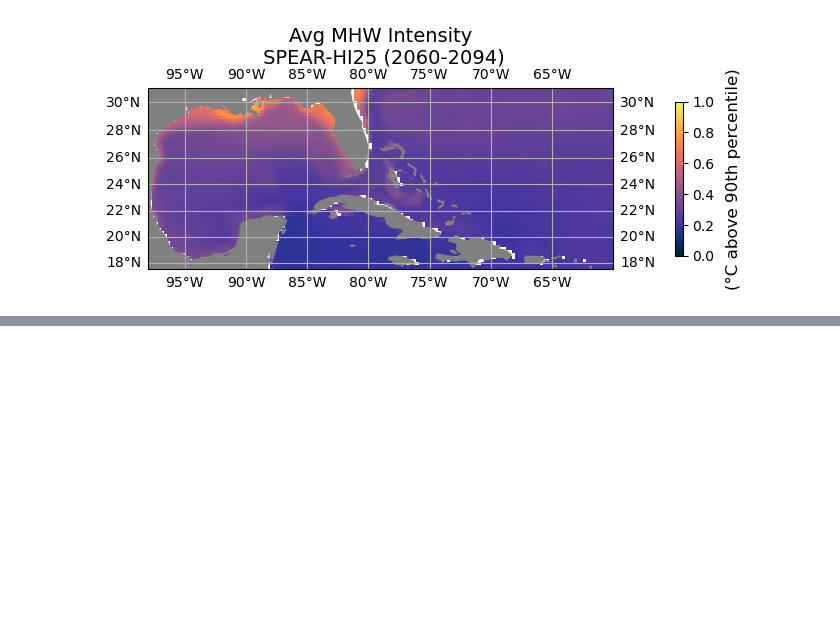
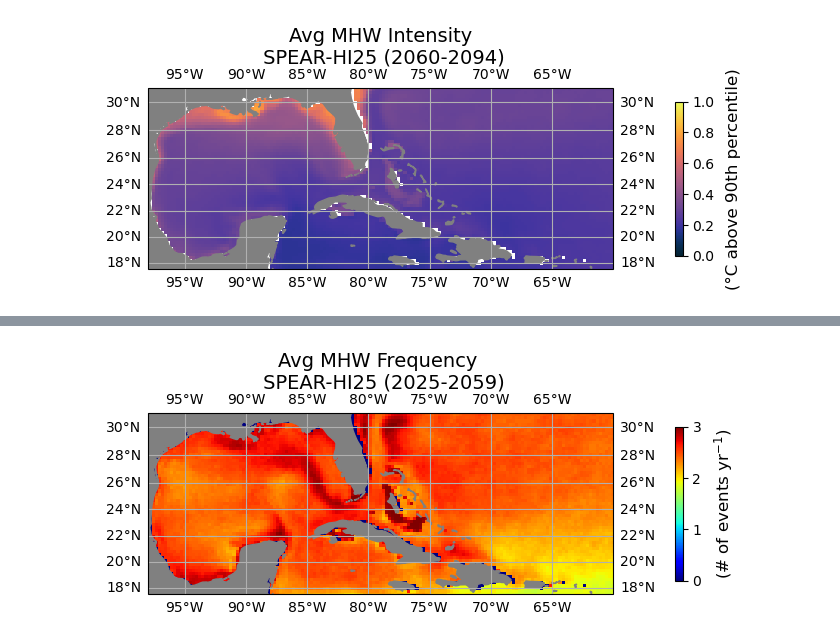
Before and after one commit to shanicetbailey/MHW-gfdl, a Jupyter notebook: 1c0_define-MHW-SPEAR-hi25.ipynb.ipynb, the cells around one changed output, grey strips where cells are left out. Saved outputs shown, nothing was run; the diff lists cells and outputs as text; code cells hidden in the pictures; blank space fills up the shorter version.

```diff
--- a/1c0_define-MHW-SPEAR-hi25.ipynb.ipynb
+++ b/1c0_define-MHW-SPEAR-hi25.ipynb.ipynb
@@ -453,0 +349,5 @@ cartopy_plot_single(ens_mean_int, cmocean.cm.thermal, '(°C above 90th percentil
+# %%
+cartopy_plot_single(freq25.mean('ensemble'), 'jet', r'(# of events yr$^{-1}$)',
+                    'Avg MHW Frequency \n SPEAR-HI25 (2025-2059)', vmin=0, vmax=3);
+# %% [output]
+[figure, added]
```
Also changed, not shown: parts of 43 cells of this notebook.
